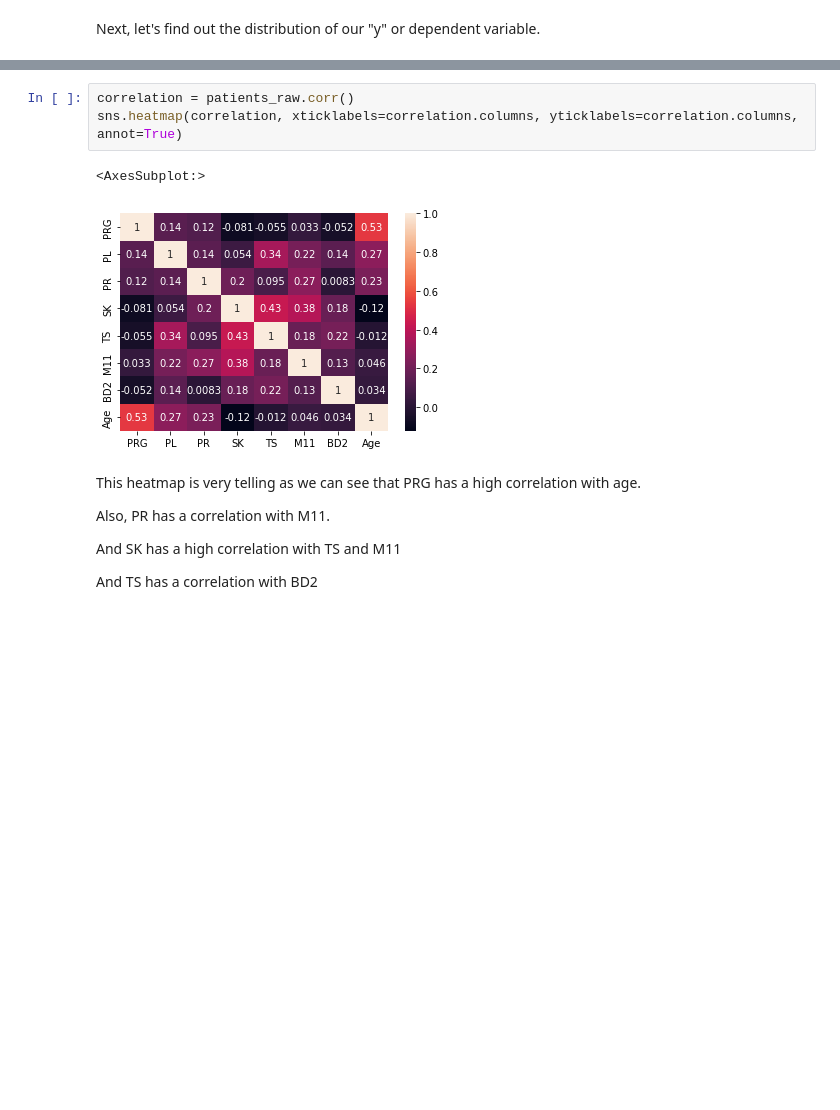
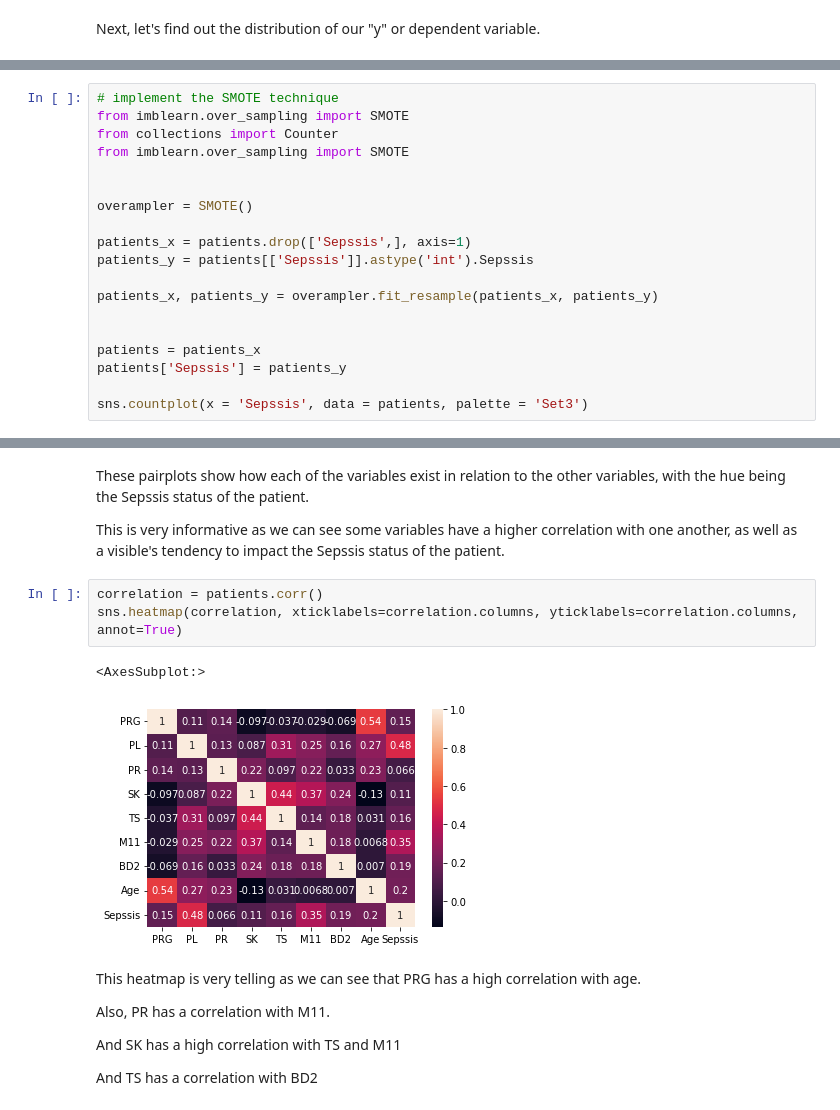
Before and after one commit to mixmav/machine-learning-A1-RMIT, a Jupyter notebook: solution/s3783375.ipynb, the cells around one changed output, grey strips where cells are left out. Drawn from its saved outputs; the diff is of its cells as text; blank space fills up the shorter version.

```diff
--- a/solution/s3783375.ipynb
+++ b/solution/s3783375.ipynb
@@ -131,0 +136,19 @@ patients.head(5)
+# %%
+# implement the SMOTE technique
+from imblearn.over_sampling import SMOTE
+from collections import Counter
+from imblearn.over_sampling import SMOTE
+
+
+overampler = SMOTE()
+
+patients_x = patients.drop(['Sepssis',], axis=1)
+patients_y = patients[['Sepssis']].astype('int').Sepssis
+
+patients_x, patients_y = overampler.fit_resample(patients_x, patients_y)
+
+
+patients = patients_x
+patients['Sepssis'] = patients_y
+
+sns.countplot(x = 'Sepssis', data = patients, palette = 'Set3')
@@ -132,9 +167,13 @@ patients.head(5)
+# %% [markdown]
+These pairplots show how each of the variables exist in relation to the other variables, with the hue being the Sepssis status of the patient.
+
+This is very informative as we can see some variables have a higher correlation with one another, as well as a visible's tendency to impact the Sepssis status of the patient.
 # %%
-correlation = patients_raw.corr()
+correlation = patients.corr()
 sns.heatmap(correlation, xticklabels=correlation.columns, yticklabels=correlation.columns, annot=True)
 # %% [output]
 <AxesSubplot:>
-[figure, old version]
+[figure, new version]
 # %% [markdown]
 This heatmap is very telling as we can see that PRG has a high correlation with age.
 
```
Also changed, not shown: parts of 23 cells of this notebook.
